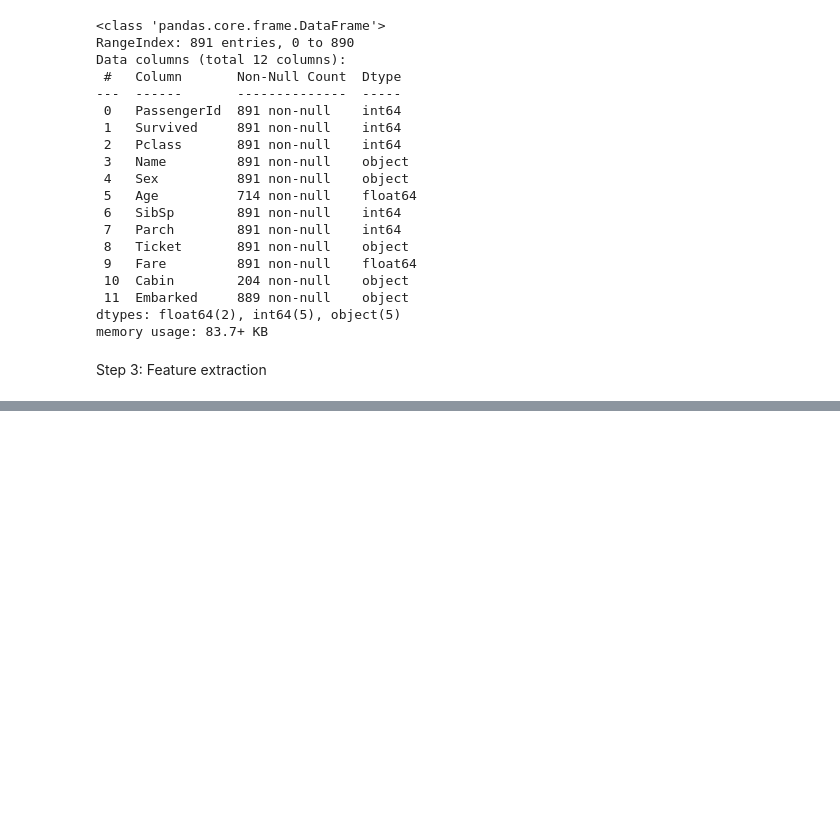
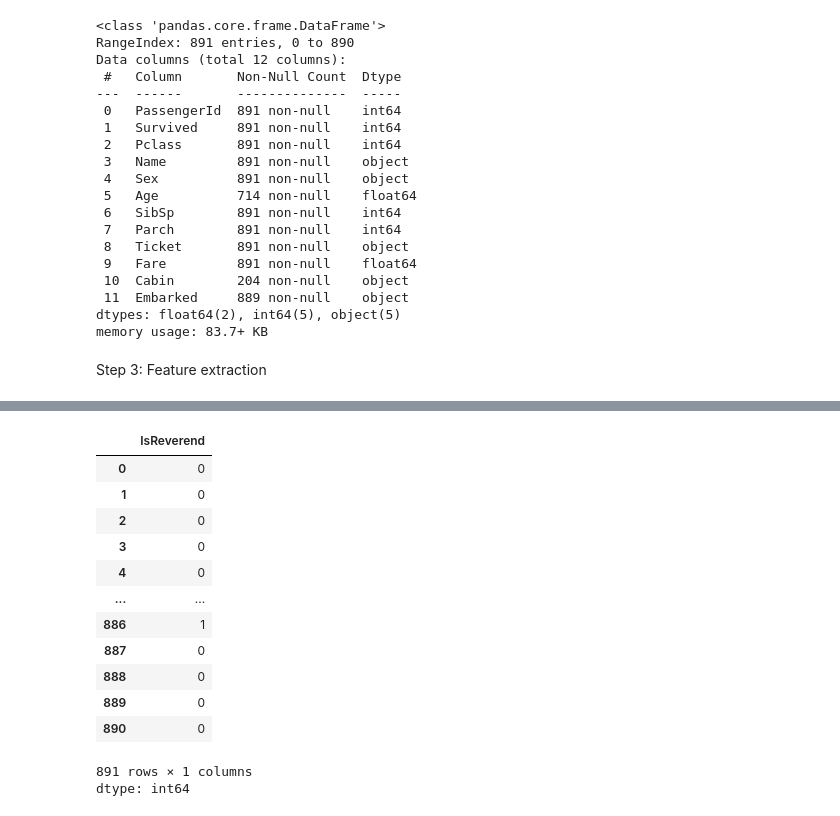
Before and after one commit to milena-seismo/DSB-Unit-02-New, a Jupyter notebook: Labs/lab-eda-titanic/lab-eda-titanic-student-submission.ipynb, the cells around one changed output, grey strips where cells are left out. Drawn from its saved outputs; the diff is of its cells as text; code cells hidden in the pictures; blank space fills up the shorter version.

```diff
--- a/Labs/lab-eda-titanic/lab-eda-titanic-student-submission.ipynb
+++ b/Labs/lab-eda-titanic/lab-eda-titanic-student-submission.ipynb
@@ -168,0 +246,24 @@ Step 3: Feature extraction
+# %%
+# Reverends have a special title in their name. Create a column called IsReverend: 1 if they're a preacher, 0 if they're not.
+train_family['IsReverend'] = 0
+
+for i in train_family.index:
+    if 'Rev.' in train_family.loc[i, 'Name']:
+        train_family.loc[i, 'IsReverend'] = 1
+# %%
+train_family['IsReverend']
+# %% [output]
+|  | IsReverend |
+| 0 | 0 |
+| 1 | 0 |
+| 2 | 0 |
+| 3 | 0 |
+| 4 | 0 |
+| ... | ... |
+| 886 | 1 |
+| 887 | 0 |
+| 888 | 0 |
+| 889 | 0 |
+| 890 | 0 |
+891 rows × 1 columns
+dtype: int64
```
Also changed, not shown: parts of 11 cells of this notebook.
